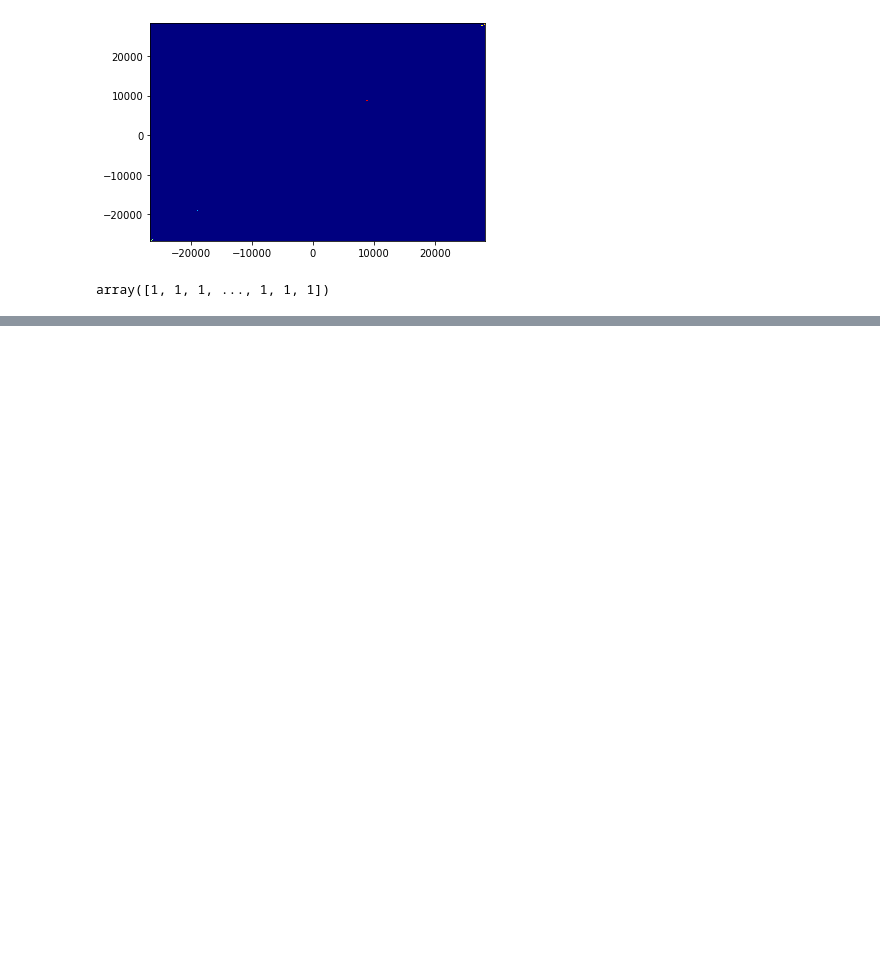
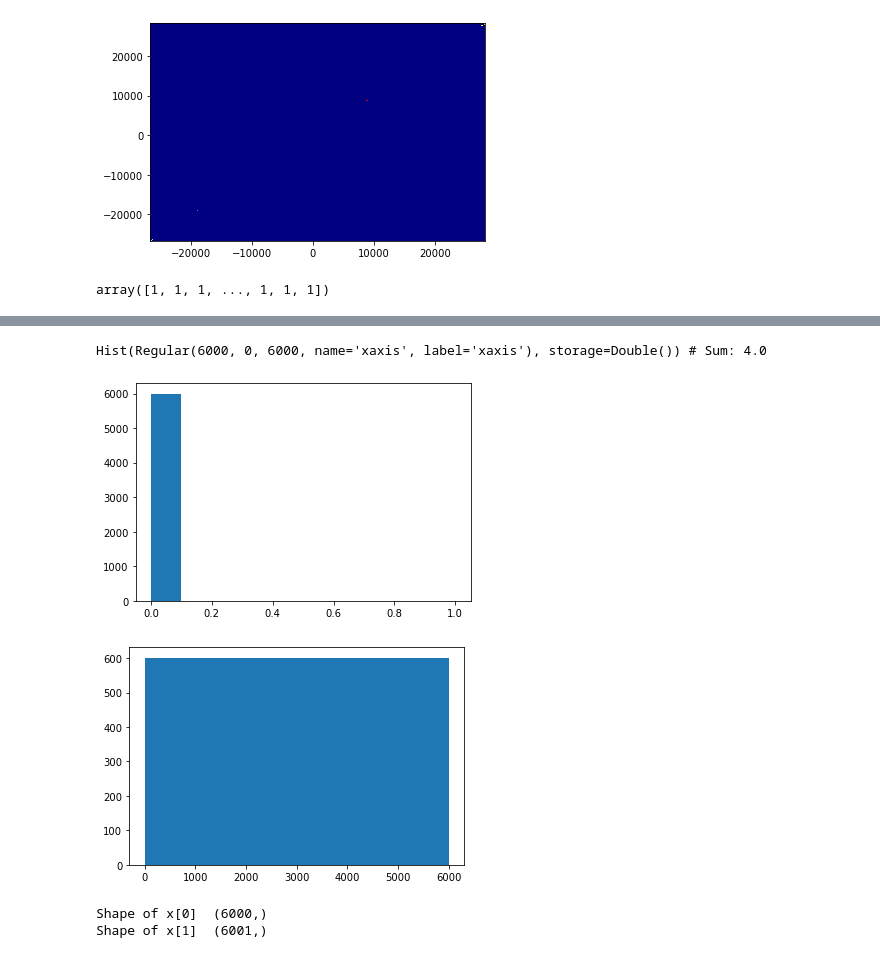
Before and after one commit to starkgines/Tesis, a Jupyter notebook: Research/Data exploration.ipynb, the cells around one changed output, grey strips where cells are left out. Saved outputs shown, nothing was run; the diff lists cells and outputs as text; code cells hidden in the pictures; blank space fills up the shorter version.

```diff
--- a/Research/Data exploration.ipynb
+++ b/Research/Data exploration.ipynb
@@ -86,0 +92,2 @@ plt.show()
+# %%
+branch2 = file['ETot_CCD1;1']
@@ -86,0 +127,20 @@ plt.show()
+# %%
+branch2.to_hist(metadata={'name': 'fName', 'title': 'fTitle'}, axis_metadata={'name': 'fName', 'title': 'fTitle'})
+# %% [output]
+Hist(Regular(6000, 0, 6000, name='xaxis', label='xaxis'), storage=Double()) # Sum: 4.0
+# %%
+plt.figure(1)
+plt.hist(x[0], bins=10)
+plt.show()
+plt.figure(2)
+plt.hist(x[1], bins=10)
+plt.show()
+# %% [output]
+[figure, added]
+[figure, added]
+# %%
+print("Shape of x[0] ",x[0].shape)
+print("Shape of x[1] ",x[1].shape)
+# %% [output]
+Shape of x[0]  (6000,)
+Shape of x[1]  (6001,)
```
Also changed, not shown: parts of 53 cells of this notebook, 6 other files.
